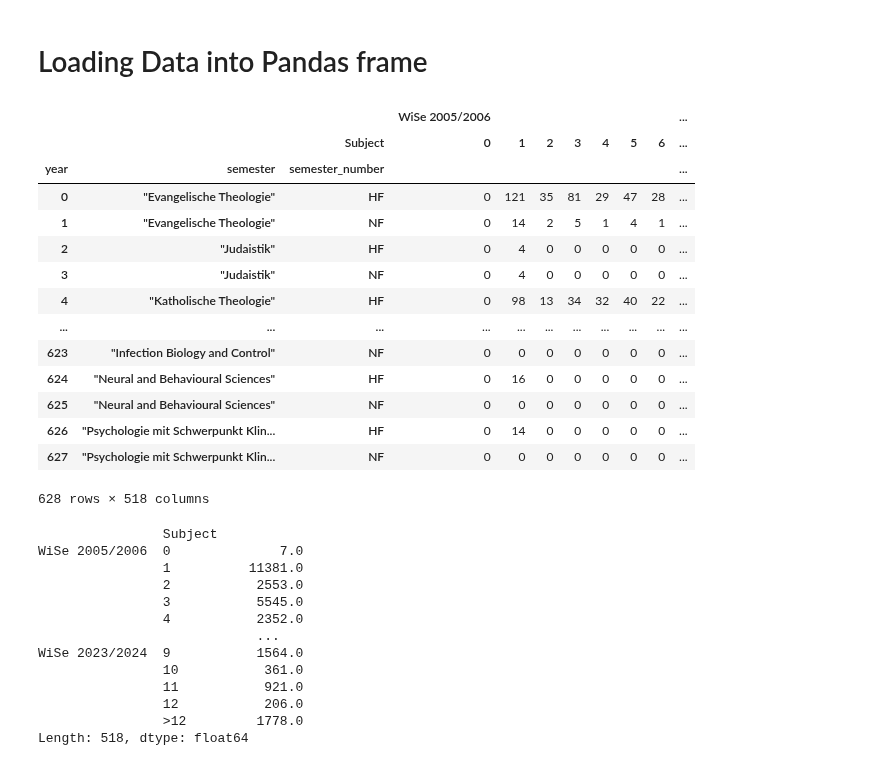
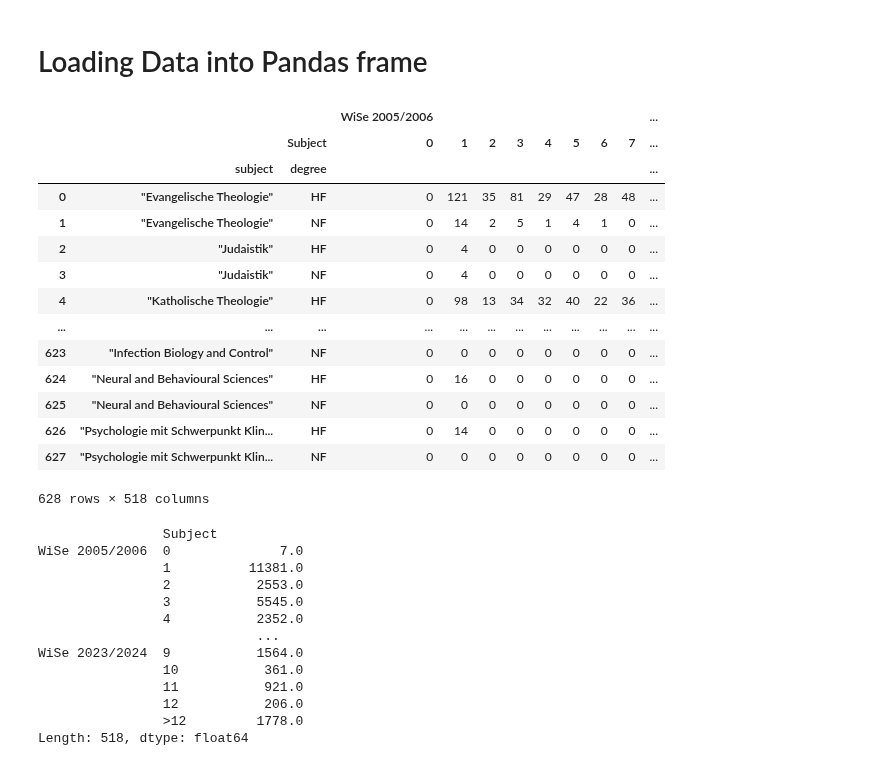
Before and after one commit to mxs01/AnalysingStudentDevelopment, a Jupyter notebook: code/students_data_per_semester.ipynb, the cells around one changed output. Drawn from its saved outputs; the diff is of its cells as text; code cells hidden in the pictures.

```diff
--- a/code/students_data_per_semester.ipynb
+++ b/code/students_data_per_semester.ipynb
@@ -10,27 +10,27 @@ from constants import BASE_DIR, PLOT_DIR
 # %%
 path = os.path.join(BASE_DIR,"data", "student_data_per_subject.xlsx")
 sheet = "Sheet1"
 
 studentsDataAllSubjects = pd.read_excel(path,sheet_name=sheet, header=[0,2], index_col=[0,1,2])
 studentsDataAllSubjects.fillna(0, inplace=True)
 
-studentsDataAllSubjects.index.names = ["year","semester","semester_number"]
+studentsDataAllSubjects.index.names = ["", "subject", "degree"]
 studentsDataAllSubjects
 # %% [output]
-|  |  |  | WiSe 2005/2006 |  |  |  |  |  |  | ... |
-|  |  | Subject | 0 | 1 | 2 | 3 | 4 | 5 | 6 | ... |
-| year | semester | semester_number |  |  |  |  |  |  |  | ... |
-| 0 | "Evangelische Theologie" | HF | 0 | 121 | 35 | 81 | 29 | 47 | 28 | ... |
-| 1 | "Evangelische Theologie" | NF | 0 | 14 | 2 | 5 | 1 | 4 | 1 | ... |
-| 2 | "Judaistik" | HF | 0 | 4 | 0 | 0 | 0 | 0 | 0 | ... |
-| 3 | "Judaistik" | NF | 0 | 4 | 0 | 0 | 0 | 0 | 0 | ... |
-| 4 | "Katholische Theologie" | HF | 0 | 98 | 13 | 34 | 32 | 40 | 22 | ... |
-| ... | ... | ... | ... | ... | ... | ... | ... | ... | ... | ... |
-| 623 | "Infection Biology and Control" | NF | 0 | 0 | 0 | 0 | 0 | 0 | 0 | ... |
-| 624 | "Neural and Behavioural Sciences" | HF | 0 | 16 | 0 | 0 | 0 | 0 | 0 | ... |
-| 625 | "Neural and Behavioural Sciences" | NF | 0 | 0 | 0 | 0 | 0 | 0 | 0 | ... |
-| 626 | "Psychologie mit Schwerpunkt Klin... | HF | 0 | 14 | 0 | 0 | 0 | 0 | 0 | ... |
-| 627 | "Psychologie mit Schwerpunkt Klin... | NF | 0 | 0 | 0 | 0 | 0 | 0 | 0 | ... |
+|  |  |  | WiSe 2005/2006 |  |  |  |  |  |  |  | ... |
+|  |  | Subject | 0 | 1 | 2 | 3 | 4 | 5 | 6 | 7 | ... |
+|  | subject | degree |  |  |  |  |  |  |  |  | ... |
+| 0 | "Evangelische Theologie" | HF | 0 | 121 | 35 | 81 | 29 | 47 | 28 | 48 | ... |
+| 1 | "Evangelische Theologie" | NF | 0 | 14 | 2 | 5 | 1 | 4 | 1 | 0 | ... |
+| 2 | "Judaistik" | HF | 0 | 4 | 0 | 0 | 0 | 0 | 0 | 0 | ... |
+| 3 | "Judaistik" | NF | 0 | 4 | 0 | 0 | 0 | 0 | 0 | 0 | ... |
+| 4 | "Katholische Theologie" | HF | 0 | 98 | 13 | 34 | 32 | 40 | 22 | 36 | ... |
+| ... | ... | ... | ... | ... | ... | ... | ... | ... | ... | ... | ... |
+| 623 | "Infection Biology and Control" | NF | 0 | 0 | 0 | 0 | 0 | 0 | 0 | 0 | ... |
+| 624 | "Neural and Behavioural Sciences" | HF | 0 | 16 | 0 | 0 | 0 | 0 | 0 | 0 | ... |
+| 625 | "Neural and Behavioural Sciences" | NF | 0 | 0 | 0 | 0 | 0 | 0 | 0 | 0 | ... |
+| 626 | "Psychologie mit Schwerpunkt Klin... | HF | 0 | 14 | 0 | 0 | 0 | 0 | 0 | 0 | ... |
+| 627 | "Psychologie mit Schwerpunkt Klin... | NF | 0 | 0 | 0 | 0 | 0 | 0 | 0 | 0 | ... |
 628 rows × 518 columns
 # %%
 allStudentsPerSemesterAndYear = studentsDataAllSubjects.sum(numeric_only=True)
```
Also changed, not shown: parts of 5 cells of this notebook.
